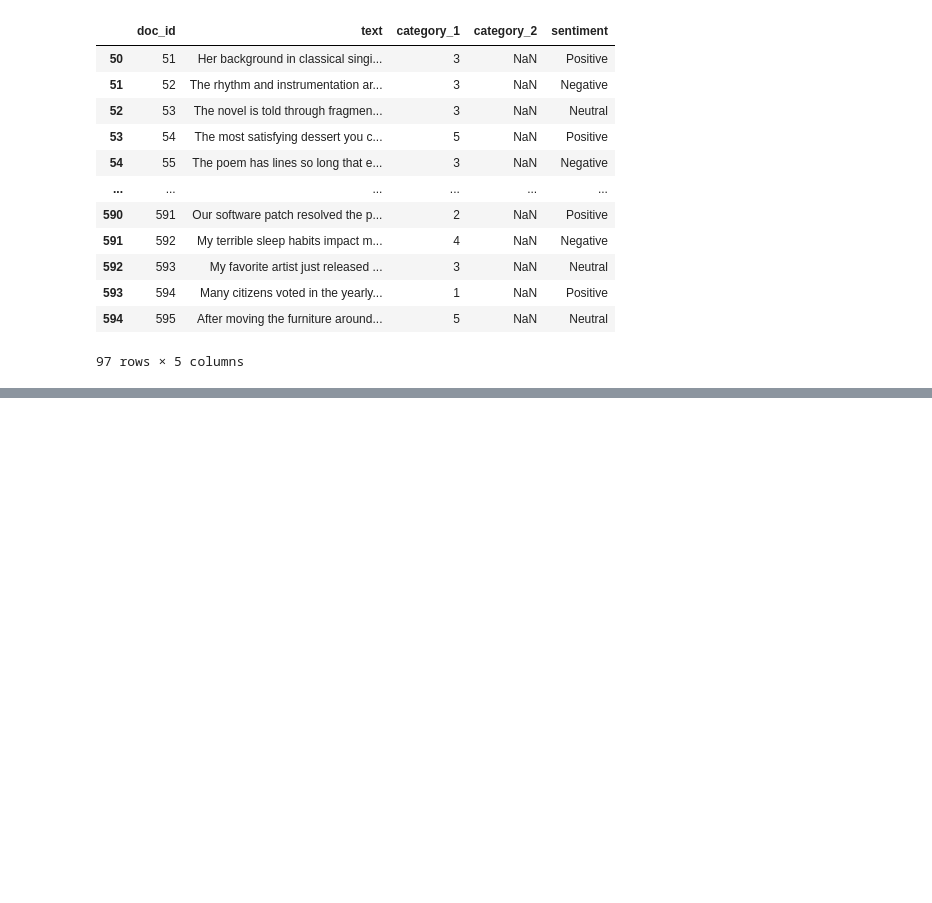
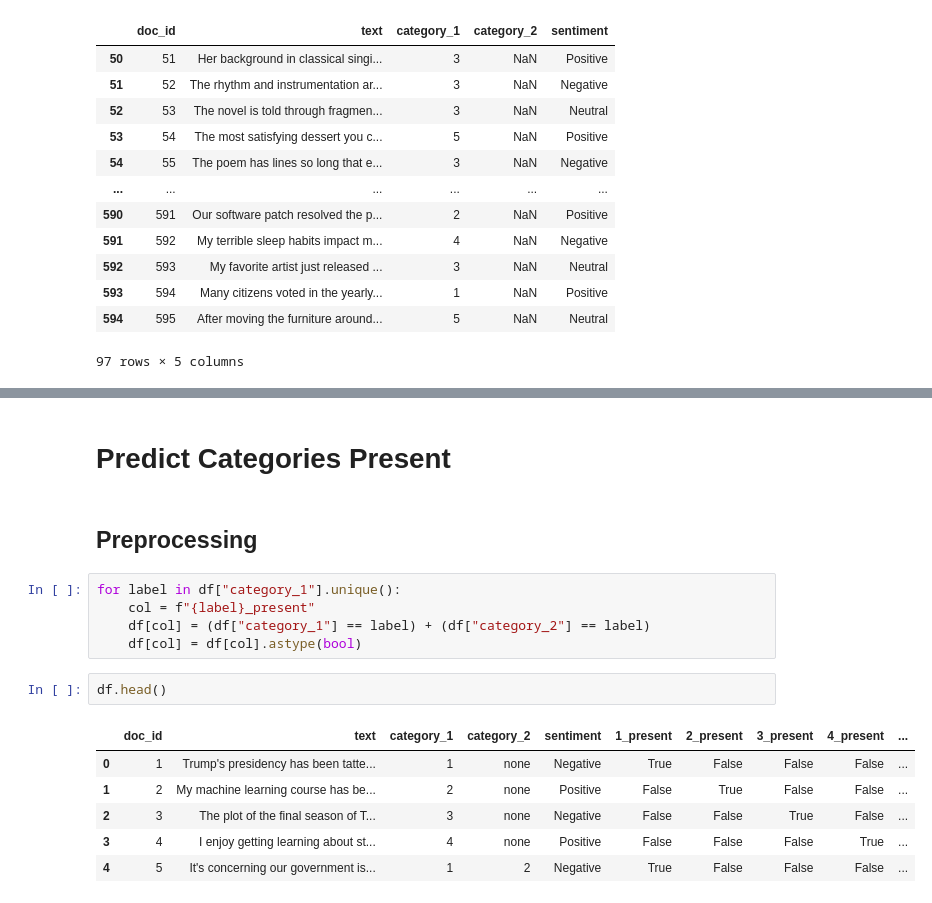
Before and after one commit to allan-gon/cs105_final_project, a Jupyter notebook: notebooks/allan.ipynb, the cells around one changed output, grey strips where cells are left out. Drawn from its saved outputs; the diff is of its cells as text; blank space fills up the shorter version.

```diff
--- a/notebooks/allan.ipynb
+++ b/notebooks/allan.ipynb
@@ -99,0 +168,18 @@ Name: proportion, dtype: float64
+# %% [markdown]
+# Predict Categories Present
+# %% [markdown]
+## Preprocessing
+# %%
+for label in df["category_1"].unique():
+    col = f"{label}_present"
+    df[col] = (df["category_1"] == label) + (df["category_2"] == label)
+    df[col] = df[col].astype(bool)
+# %%
+df.head()
+# %% [output]
+|  | doc_id | text | category_1 | category_2 | sentiment | 1_present | 2_present | 3_present | 4_present | ... |
+| 0 | 1 | Trump's presidency has been tatte... | 1 | none | Negative | True | False | False | False | ... |
+| 1 | 2 | My machine learning course has be... | 2 | none | Positive | False | True | False | False | ... |
+| 2 | 3 | The plot of the final season of T... | 3 | none | Negative | False | False | True | False | ... |
+| 3 | 4 | I enjoy getting learning about st... | 4 | none | Positive | False | False | False | True | ... |
+| 4 | 5 | It's concerning our government is... | 1 | 2 | Negative | True | False | False | False | ... |
```
Also changed, not shown: parts of 16 cells of this notebook, 5 other files.
